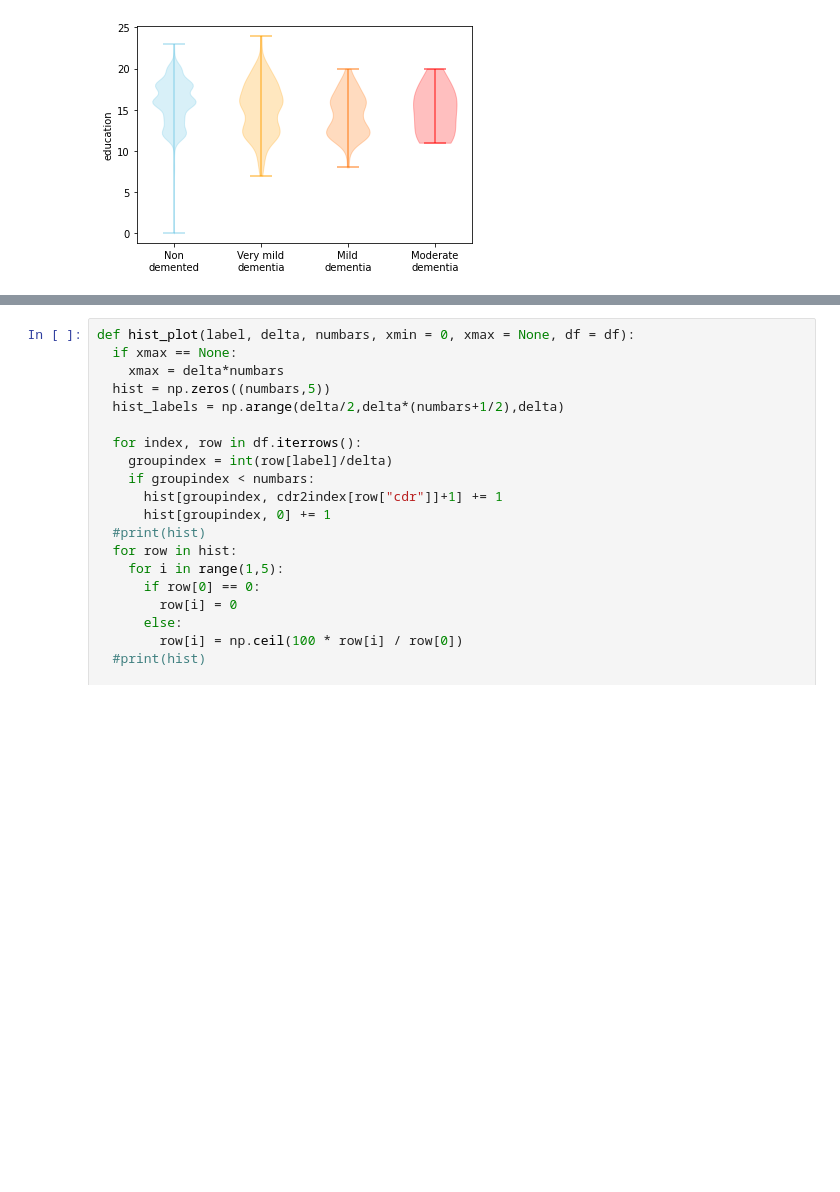
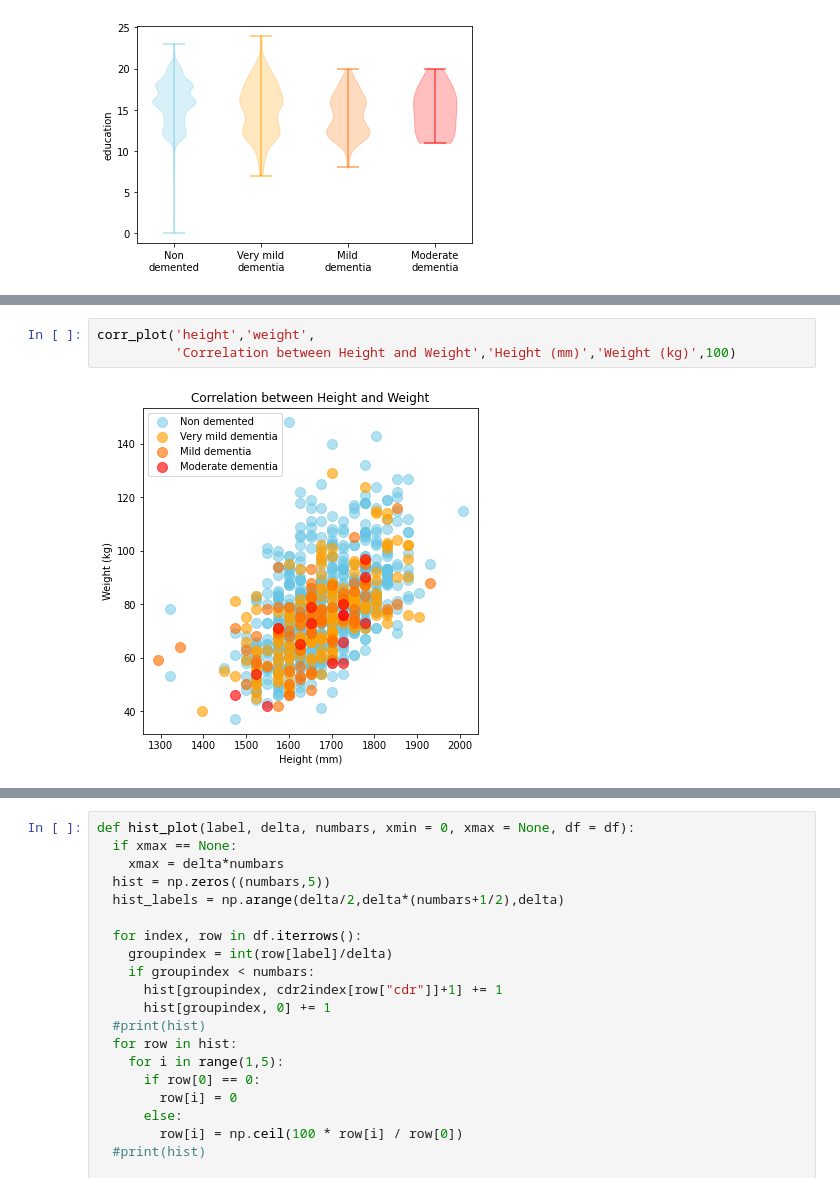
Before and after one commit to xCocco0/alzheimer-recognition, a Jupyter notebook: alzheimer.ipynb, the cells around one changed output, grey strips where cells are left out. Cells and saved outputs as stored; diff of their text form; blank space fills up the shorter version.

```diff
--- a/alzheimer.ipynb
+++ b/alzheimer.ipynb
@@ -95,0 +182,5 @@ plt.show()
+# %%
+corr_plot('height','weight',
+          'Correlation between Height and Weight','Height (mm)','Weight (kg)',100)
+# %% [output]
+[figure, added]
```
Also changed, not shown: parts of 38 cells of this notebook.
